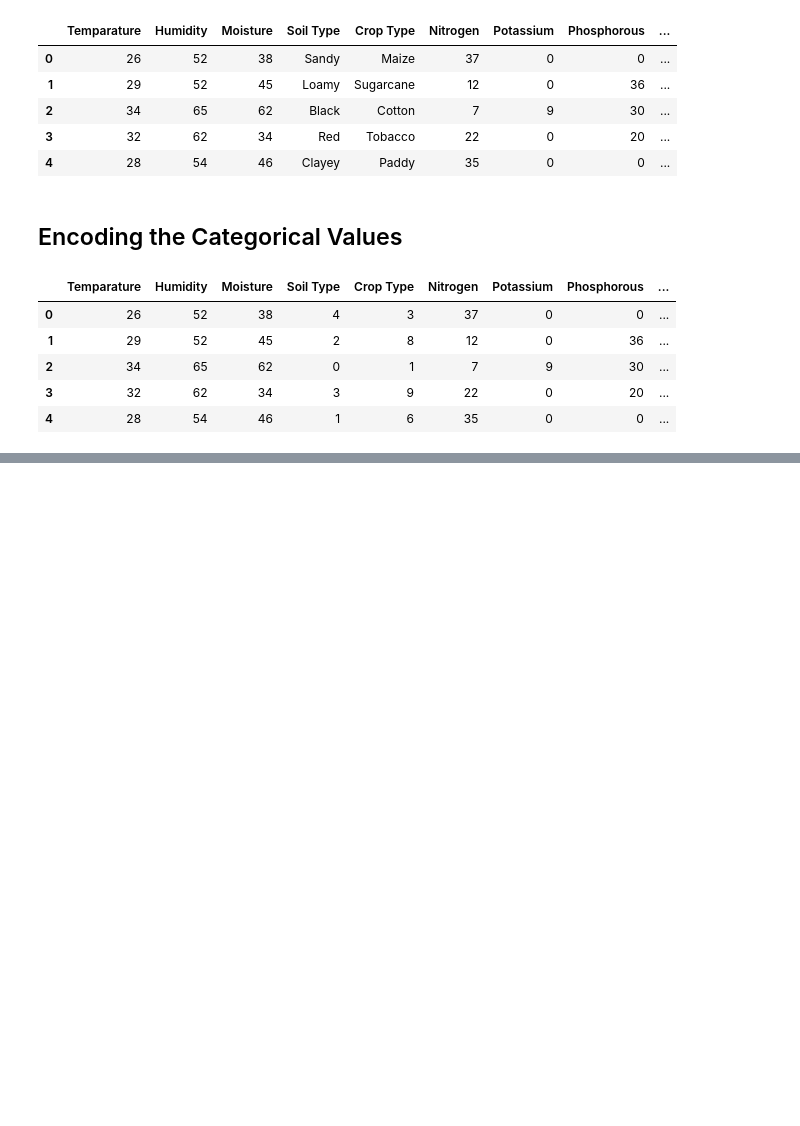
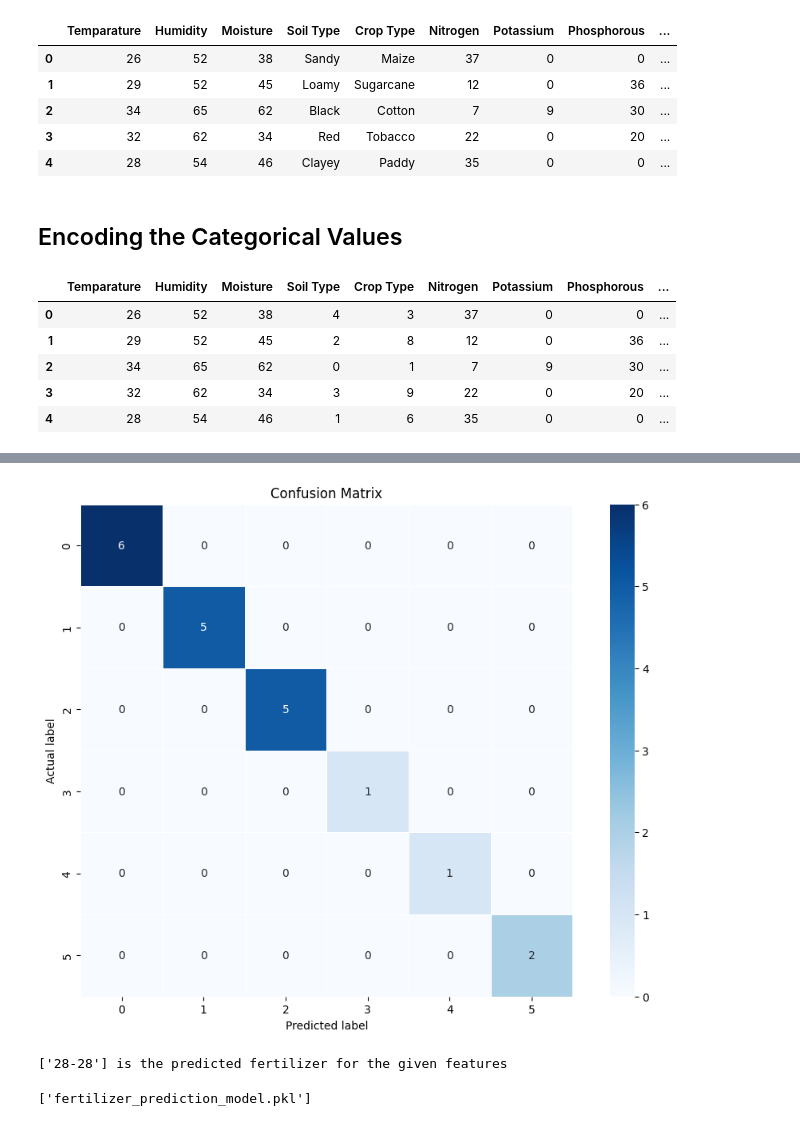
Before and after one commit to Jay0073/Crop-and-Fertilizer-Recommendation-System, a Jupyter notebook: fertilizer-model-builing.ipynb, the cells around one changed output, grey strips where cells are left out. Saved outputs shown, nothing was run; the diff lists cells and outputs as text; code cells hidden in the pictures; blank space fills up the shorter version.

Commit message:
models saved

```diff
--- a/fertilizer-model-builing.ipynb
+++ b/fertilizer-model-builing.ipynb
@@ -59,0 +138,22 @@ Name: Fertilizer Name, dtype: object
+# %%
+models = {
+    'LogisticRegression': LogisticRegression(solver='liblinear'),
+    'GaussianNB': GaussianNB(),
+    'SVC': SVC(probability=True),
+    'KNeighborsClassifier': KNeighborsClassifier(),
+    'DecisionTreeClassifier': DecisionTreeClassifier(),
+    'ExtraTreeClassifier': ExtraTreeClassifier(),
+    'RandomForestClassifier': RandomForestClassifier(),
+    'BaggingClassifier': BaggingClassifier(),
+    'GradientBoostingClassifier': GradientBoostingClassifier(),
+    'AdaBoostClassifier': AdaBoostClassifier(),
+    'CatBoostClassifier': CatBoostClassifier(verbose=0),
+    'LGBMClassifier': LGBMClassifier(verbose=-1)
+}
+# %%
+# Iterate through the models, fit, predict, and evaluate
+for name, model in models.items():
+    model.fit(x_train_scaled, y_train)
+    y_pred = model.predict(x_test_scaled)
+    score = accuracy_score(y_test, y_pred)
+    print(f"\n{name} model with accuracy: {score:.4f}")
@@ -59,0 +187,4 @@ Name: Fertilizer Name, dtype: object
+# %%
+model = DecisionTreeClassifier()
+
+model.fit(x_train_scaled, y_train)
@@ -59,0 +200,5 @@ Name: Fertilizer Name, dtype: object
+# %%
+# evaluate the model on testing data
+y_pred = model.predict(x_test_scaled)
+score = accuracy_score(y_test, y_pred)
+print(f"\nDecisionTreeClassifier model with accuracy: {score:.4f}")
@@ -59,0 +226,11 @@ Name: Fertilizer Name, dtype: object
+# %%
+# confusion matrix
+cm = confusion_matrix(y_test, y_pred)
+plt.figure(figsize=(12, 8))
+sns.heatmap(cm, annot=True, fmt='d', linewidths=.5, square= True, cmap='Blues')
+plt.xlabel('Predicted label')
+plt.ylabel('Actual label')
+plt.title('Confusion Matrix')
+plt.show()
+# %% [output]
+[figure, added]
@@ -59,0 +254,23 @@ Name: Fertilizer Name, dtype: object
+# %%
+# predictin on new data
+temperature = 30
+humidity = 0.7
+moisture = 0.5
+soil_type = 3
+crop_type = 2
+nitrogen = 20
+potassium = 24
+phosphorous= 6
+
+
+# recommend fertilizer
+predicted_fertilizer = recommend_fertilizer(temperature, humidity, moisture, soil_type, crop_type, nitrogen, potassium, phosphorous)
+print(f"{predicted_fertilizer} is the predicted fertilizer for the given features")
+# %% [output]
+['28-28'] is the predicted fertilizer for the given features
+# %%
+# save the model
+import joblib
+joblib.dump(model, 'fertilizer_prediction_model.pkl')
+# %% [output]
+['fertilizer_prediction_model.pkl']
```
Also changed, not shown: parts of 29 cells of this notebook, 6 other files.
